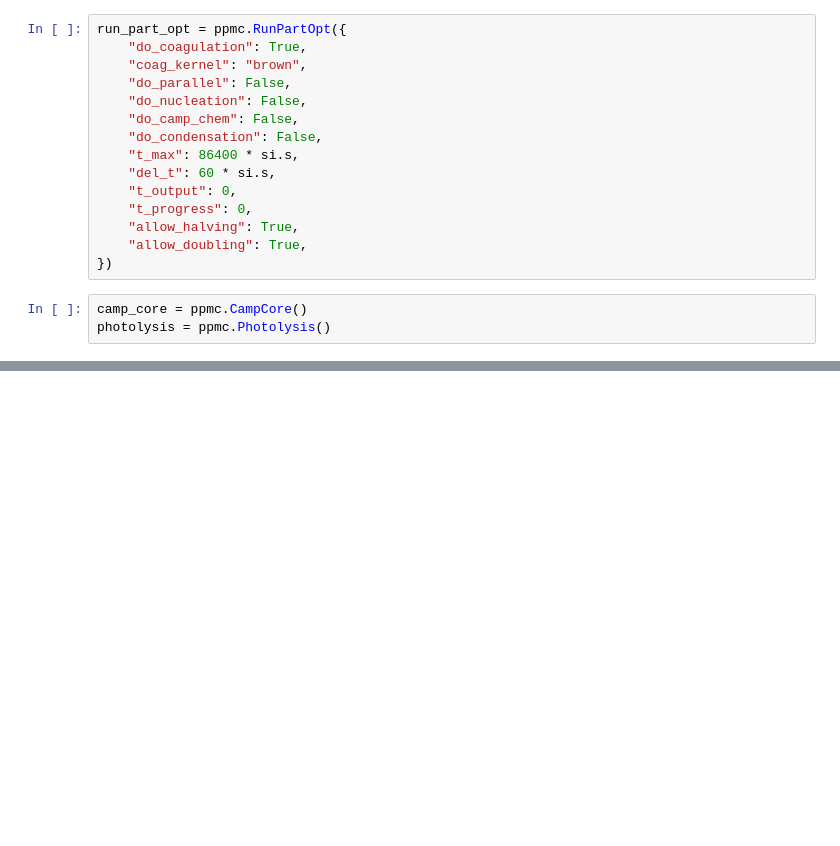
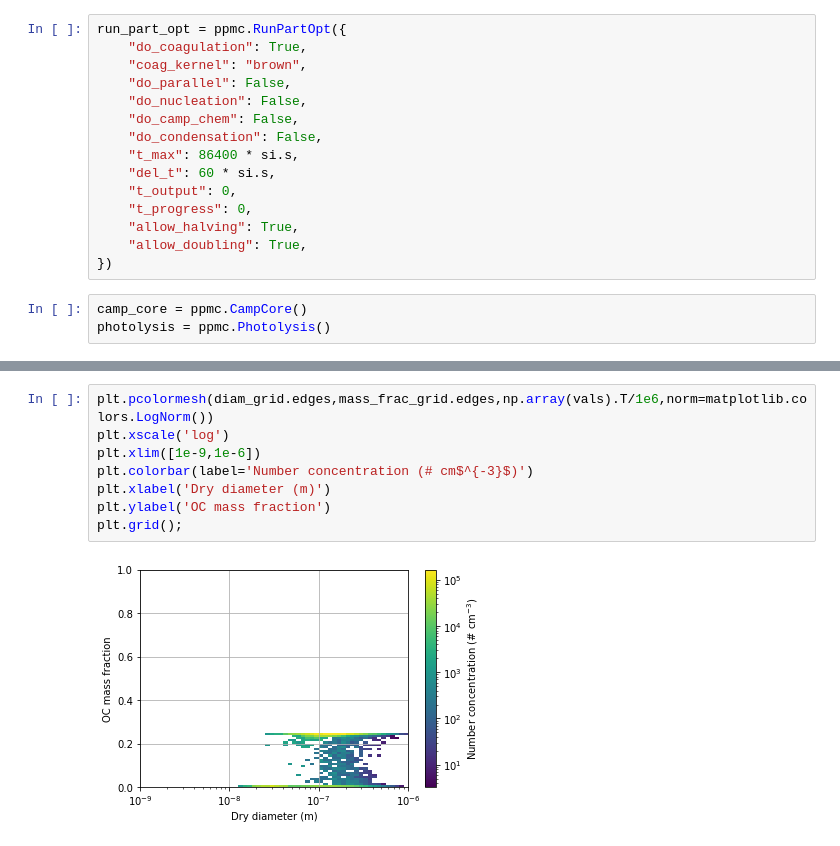
Before and after one commit to slayoo/PyPartMC-examples, a Jupyter notebook: notebooks/particle_simulation.ipynb, the cells around one changed output, grey strips where cells are left out. Drawn from its saved outputs; the diff is of its cells as text; blank space fills up the shorter version.

```diff
--- a/notebooks/particle_simulation.ipynb
+++ b/notebooks/particle_simulation.ipynb
@@ -242,0 +175,10 @@ print(time_run_part)
+# %%
+plt.pcolormesh(diam_grid.edges,mass_frac_grid.edges,np.array(vals).T/1e6,norm=matplotlib.colors.LogNorm())
+plt.xscale('log')
+plt.xlim([1e-9,1e-6])
+plt.colorbar(label='Number concentration (# cm$^{-3}$)')
+plt.xlabel('Dry diameter (m)')
+plt.ylabel('OC mass fraction')
+plt.grid();
+# %% [output]
+[figure, added]
```
Also changed, not shown: parts of 17 cells of this notebook.
